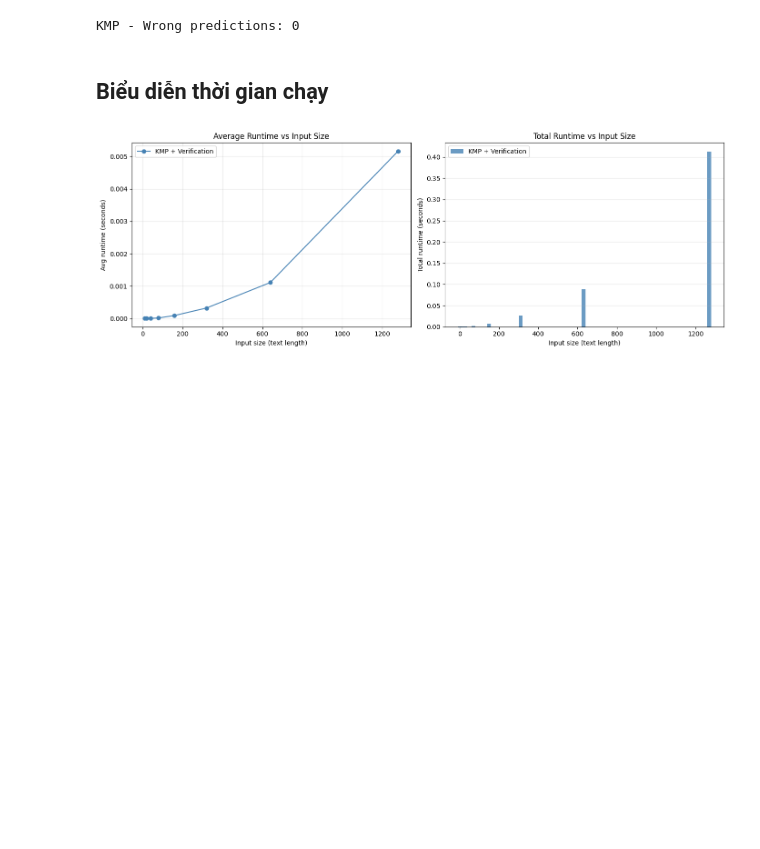
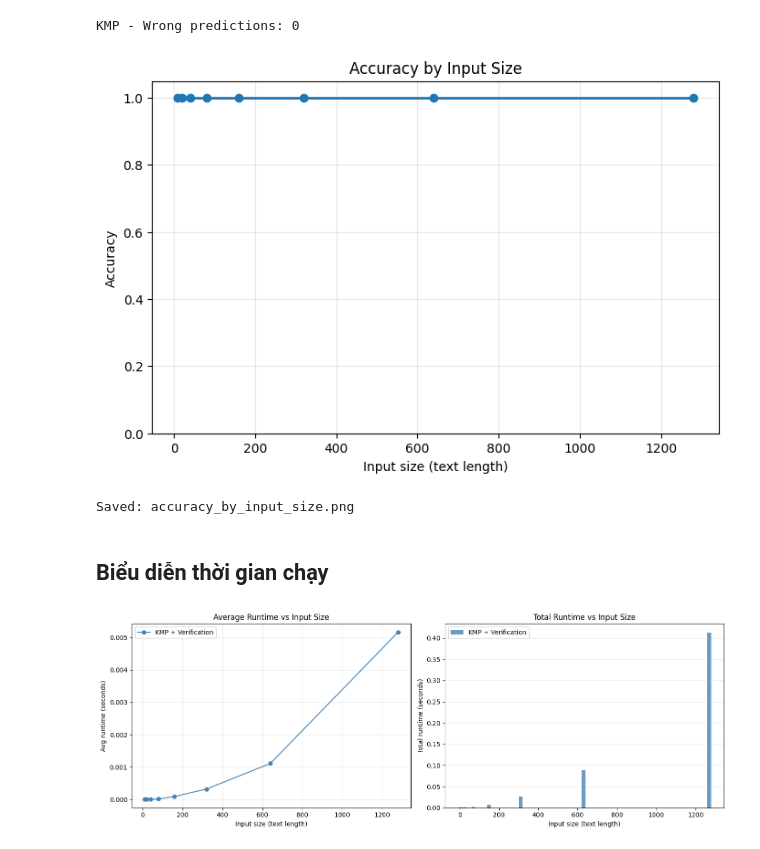
Before and after one commit to ntrThanh/dna-matching, a Jupyter notebook: experiments/ndtam/experiment.ipynb, the cells around one changed output. Cells and saved outputs as stored; diff of their text form; code cells hidden in the pictures; blank space fills up the shorter version.

```diff
--- a/experiments/ndtam/experiment.ipynb
+++ b/experiments/ndtam/experiment.ipynb
@@ -240,6 +240,33 @@ if len(wrong_kmp) > 0:
     print(wrong_kmp[["file", "sample_id", "k", "expected", "pred"]].head(10))
 # %% [output]
 KMP - Wrong predictions: 0
+# %%
+import matplotlib.pyplot as plt
+
+plt.figure(figsize=(8, 5))
+
+plt.plot(
+    kmp_summary["input_size"],
+    kmp_summary["accuracy"],
+    marker='o',
+    linewidth=2
+)
+
+plt.xlabel("Input size (text length)")
+plt.ylabel("Accuracy")
+plt.title("Accuracy by Input Size")
+plt.ylim(0, 1.05)
+
+plt.grid(True, alpha=0.3)
+
+plt.savefig("accuracy_by_input_size.png", dpi=150, bbox_inches='tight')
+
+plt.show()
+
+print("Saved: accuracy_by_input_size.png")
+# %% [output]
+[figure, added]
+Saved: accuracy_by_input_size.png
 # %% [markdown]
 ## Biểu diễn thời gian chạy
 # %%
```
Also changed, not shown: parts of 2 cells of this notebook, 2 other files.
